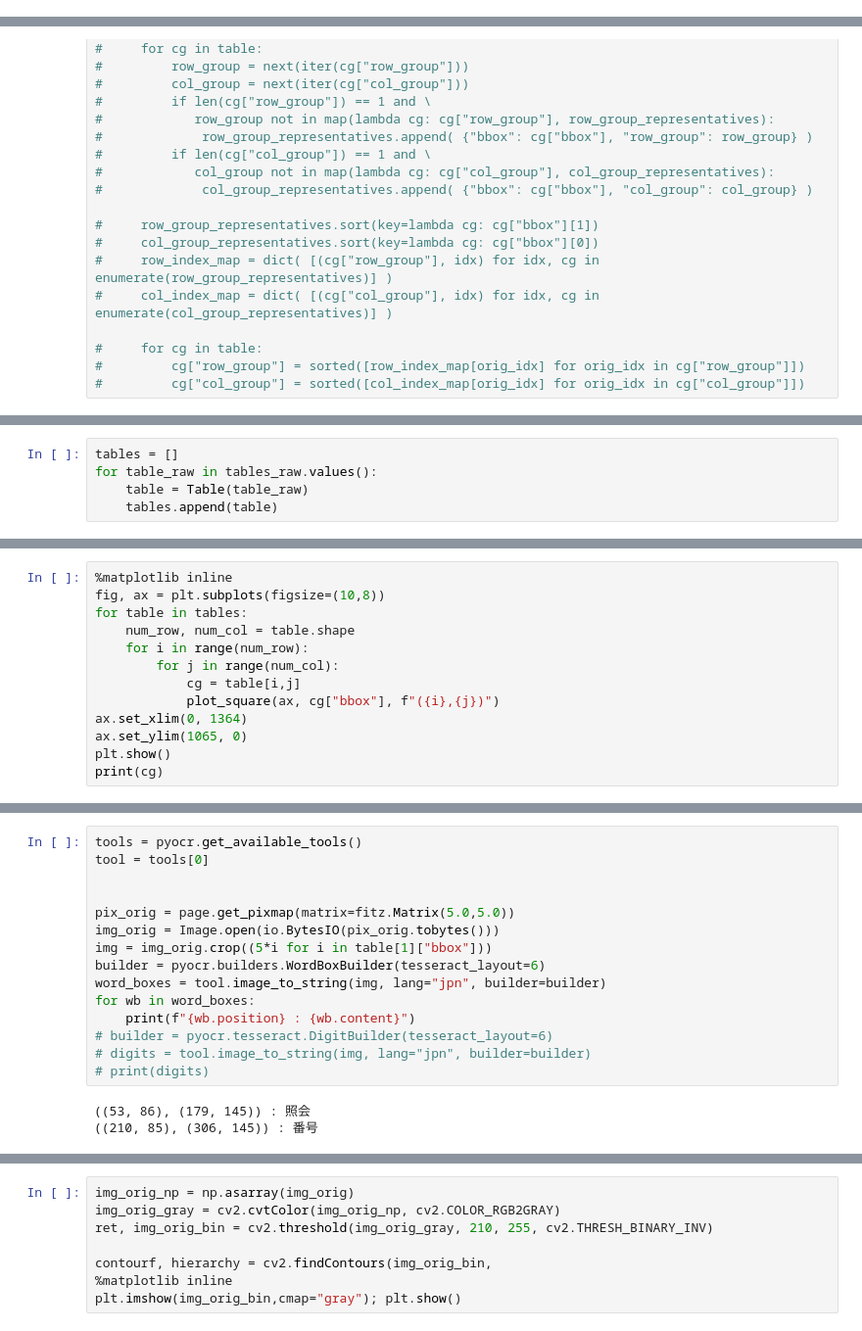
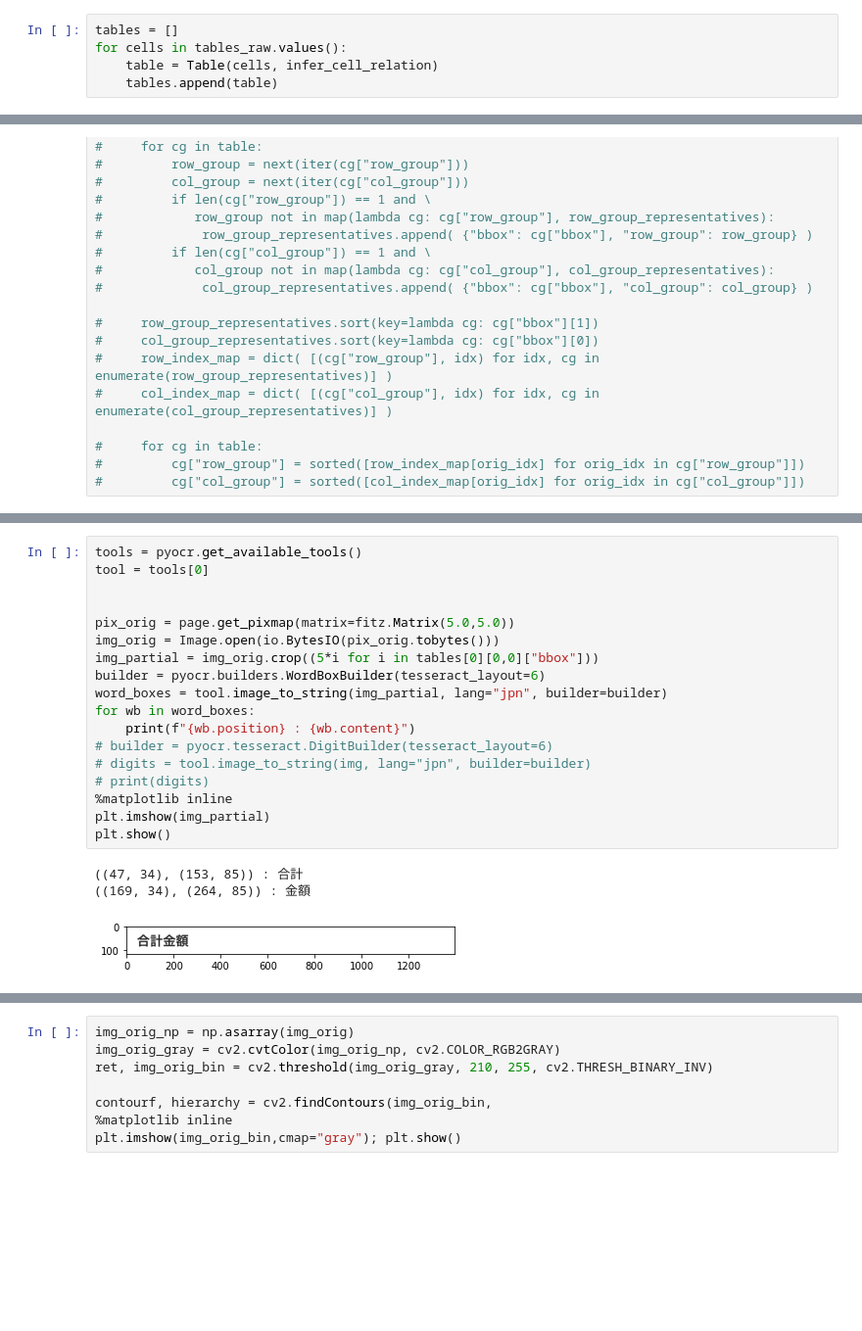
Before and after one commit to E-Kohei/pdf_analyze, a Jupyter notebook: pdftest.ipynb, the cells around one changed output, grey strips where cells are left out. Shown at 98% size. Cells and saved outputs as stored; diff of their text form; blank space fills up the shorter version.

Commit message:
reading cell contente

```diff
--- a/pdftest.ipynb
+++ b/pdftest.ipynb
@@ -598,3 +774,8 @@ def infer_cell_relation(cell1, cell2, threshold=0.9):
+# %%
+tables = []
+for cells in tables_raw.values():
+    table = Table(cells, infer_cell_relation)
+    tables.append(table)
 # %%
 from itertools import combinations
 
@@ -902,5 +884,0 @@ False
-# %%
-tables = []
-for table_raw in tables_raw.values():
-    table = Table(table_raw)
-    tables.append(table)
@@ -925,13 +884,0 @@ after3   [(876, 954, 1155, 977): : {0}, (876, 979, 1155, 1013): : {1}]
-# %%
-%matplotlib inline
-fig, ax = plt.subplots(figsize=(10,8))
-for table in tables:
-    num_row, num_col = table.shape
-    for i in range(num_row):
-        for j in range(num_col):
-            cg = table[i,j]
-            plot_square(ax, cg["bbox"], f"({i},{j})")
-ax.set_xlim(0, 1364)
-ax.set_ylim(1065, 0)
-plt.show()
-print(cg)
@@ -941,19 +885,23 @@ print(cg)
 # %%
 tools = pyocr.get_available_tools()
 tool = tools[0]
 
 
 pix_orig = page.get_pixmap(matrix=fitz.Matrix(5.0,5.0))
 img_orig = Image.open(io.BytesIO(pix_orig.tobytes()))
-img = img_orig.crop((5*i for i in table[1]["bbox"]))
+img_partial = img_orig.crop((5*i for i in tables[0][0,0]["bbox"]))
 builder = pyocr.builders.WordBoxBuilder(tesseract_layout=6)
-word_boxes = tool.image_to_string(img, lang="jpn", builder=builder)
+word_boxes = tool.image_to_string(img_partial, lang="jpn", builder=builder)
 for wb in word_boxes:
     print(f"{wb.position} : {wb.content}")
 # builder = pyocr.tesseract.DigitBuilder(tesseract_layout=6)
 # digits = tool.image_to_string(img, lang="jpn", builder=builder)
 # print(digits)
+%matplotlib inline
+plt.imshow(img_partial)
+plt.show()
 # %% [output]
-((53, 86), (179, 145)) : 照会
-((210, 85), (306, 145)) : 番号
+((47, 34), (153, 85)) : 合計
+((169, 34), (264, 85)) : 金額
+[figure, added]
 # %%
```
Also changed, not shown: parts of 11 cells of this notebook.
